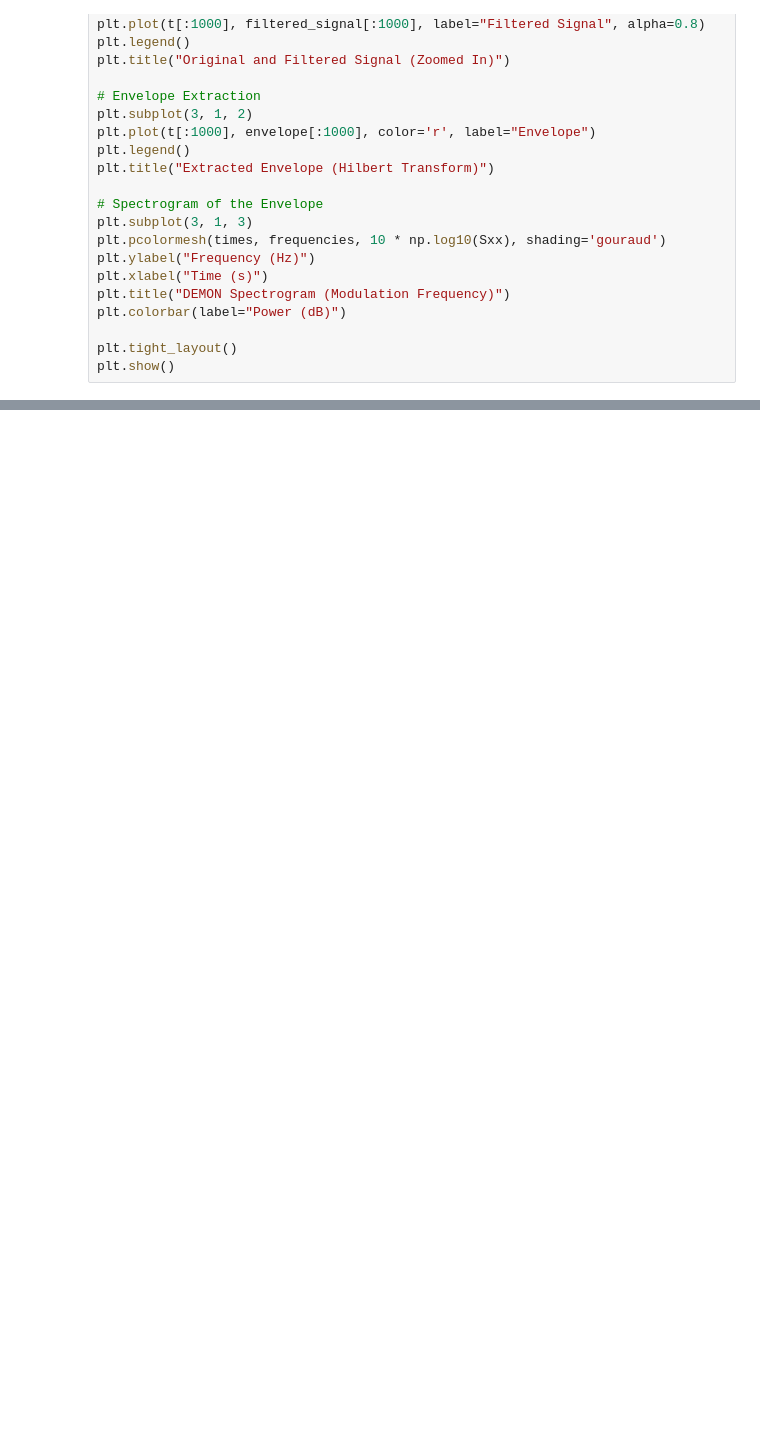
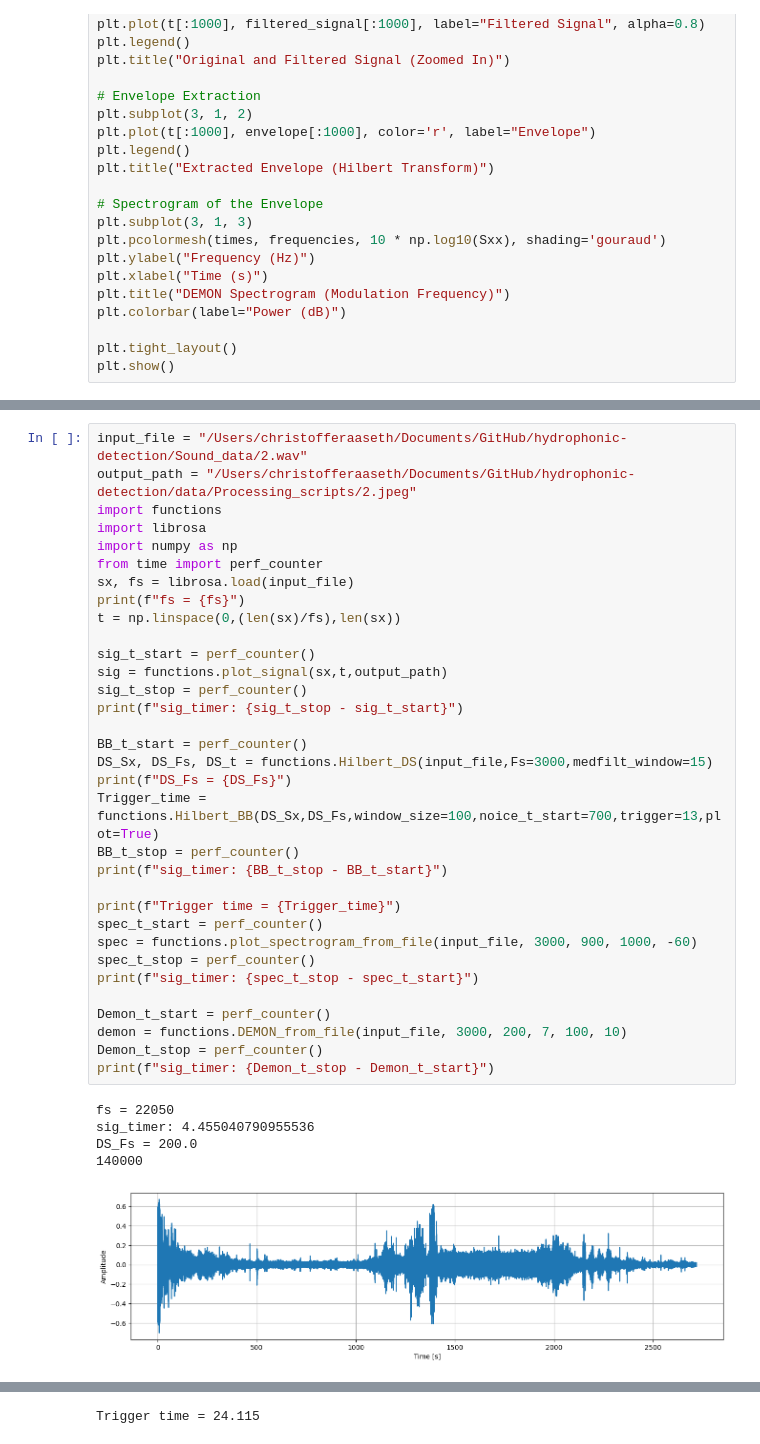
Before and after one commit to josigar123/hydrophonic-detection, a Jupyter notebook: data/Processing_scripts/func_test.ipynb, the cells around one changed output, grey strips where cells are left out. Cells and saved outputs as stored; diff of their text form; blank space fills up the shorter version.

```diff
--- a/data/Processing_scripts/func_test.ipynb
+++ b/data/Processing_scripts/func_test.ipynb
@@ -336,0 +335,39 @@ last possible idx to use: 1700999
+# %%
+input_file = "/Users/christofferaaseth/Documents/GitHub/hydrophonic-detection/Sound_data/2.wav"
+output_path = "/Users/christofferaaseth/Documents/GitHub/hydrophonic-detection/data/Processing_scripts/2.jpeg"
+import functions
+import librosa
+import numpy as np
+from time import perf_counter
+sx, fs = librosa.load(input_file)
+print(f"fs = {fs}")
+t = np.linspace(0,(len(sx)/fs),len(sx))
+
+sig_t_start = perf_counter()
+sig = functions.plot_signal(sx,t,output_path)
+sig_t_stop = perf_counter()
+print(f"sig_timer: {sig_t_stop - sig_t_start}")
+
+BB_t_start = perf_counter()
+DS_Sx, DS_Fs, DS_t = functions.Hilbert_DS(input_file,Fs=3000,medfilt_window=15)
+print(f"DS_Fs = {DS_Fs}")
+Trigger_time = functions.Hilbert_BB(DS_Sx,DS_Fs,window_size=100,noice_t_start=700,trigger=13,plot=True)
+BB_t_stop = perf_counter()
+print(f"sig_timer: {BB_t_stop - BB_t_start}")
+
+print(f"Trigger time = {Trigger_time}")
+spec_t_start = perf_counter()
+spec = functions.plot_spectrogram_from_file(input_file, 3000, 900, 1000, -60)
+spec_t_stop = perf_counter()
+print(f"sig_timer: {spec_t_stop - spec_t_start}")
+
+Demon_t_start = perf_counter()
+demon = functions.DEMON_from_file(input_file, 3000, 200, 7, 100, 10)
+Demon_t_stop = perf_counter()
+print(f"sig_timer: {Demon_t_stop - Demon_t_start}")
+# %% [output]
+fs = 22050
+sig_timer: 4.455040790955536
+DS_Fs = 200.0
+140000
+[figure, added]
@@ -336,0 +375 @@ last possible idx to use: 1700999
+Trigger time = 24.115
```
Also changed, not shown: parts of 3 cells of this notebook, 8 other files.
